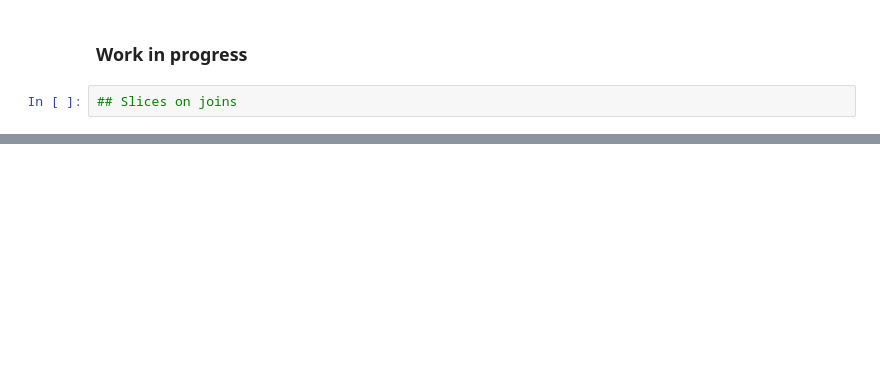
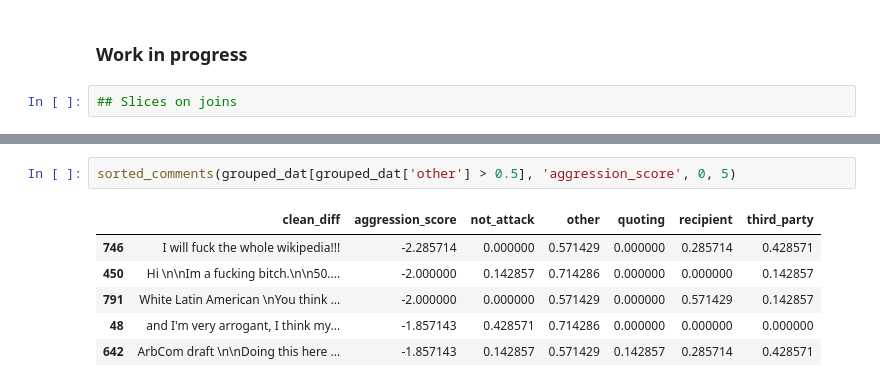
Before and after one commit to ewulczyn/wiki-detox, a Jupyter notebook: crowdflower_analysis/src/Crowdflower Analysis (Experiment v. 2).ipynb, the cells around one changed output, grey strips where cells are left out. Drawn from its saved outputs; the diff is of its cells as text; blank space fills up the shorter version.

```diff
--- a/crowdflower_analysis/src/Crowdflower Analysis (Experiment v. 2).ipynb
+++ b/crowdflower_analysis/src/Crowdflower Analysis (Experiment v. 2).ipynb
@@ -158,0 +159,9 @@ sorted_comments(grouped_dat[grouped_dat['not_attack'] > 0.5], 'how_aggressive_or
+# %%
+sorted_comments(grouped_dat[grouped_dat['other'] > 0.5], 'aggression_score', 0, 5)
+# %% [output]
+|  | clean_diff | aggression_score | not_attack | other | quoting | recipient | third_party |
+| 746 | I will fuck the whole wikipedia!!! | -2.285714 | 0.000000 | 0.571429 | 0.000000 | 0.285714 | 0.428571 |
+| 450 | Hi \n\nIm a fucking bitch.\n\n50.... | -2.000000 | 0.142857 | 0.714286 | 0.000000 | 0.000000 | 0.142857 |
+| 791 | White Latin American \nYou think ... | -2.000000 | 0.000000 | 0.571429 | 0.000000 | 0.571429 | 0.142857 |
+| 48 | and I'm very arrogant, I think my... | -1.857143 | 0.428571 | 0.714286 | 0.000000 | 0.000000 | 0.000000 |
+| 642 | ArbCom draft \n\nDoing this here ... | -1.857143 | 0.142857 | 0.571429 | 0.142857 | 0.285714 | 0.428571 |
```
Also changed, not shown: parts of 12 cells of this notebook.
